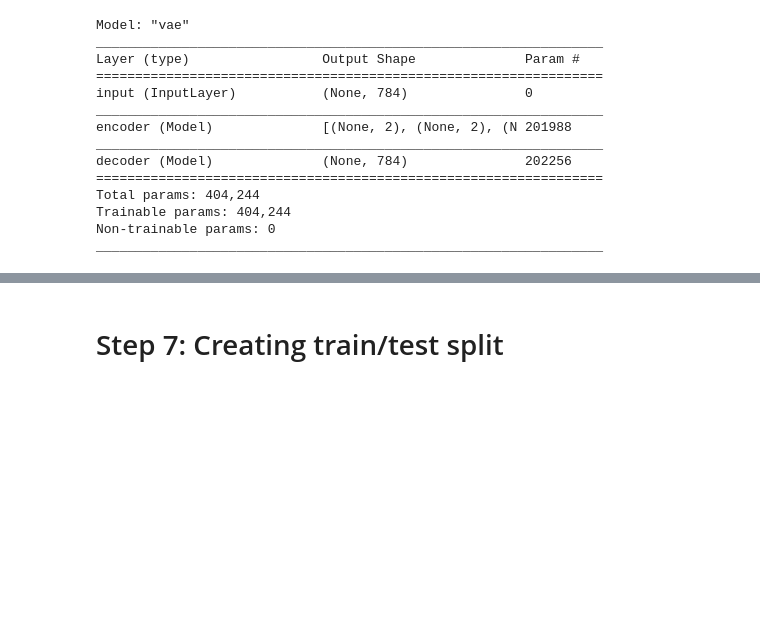
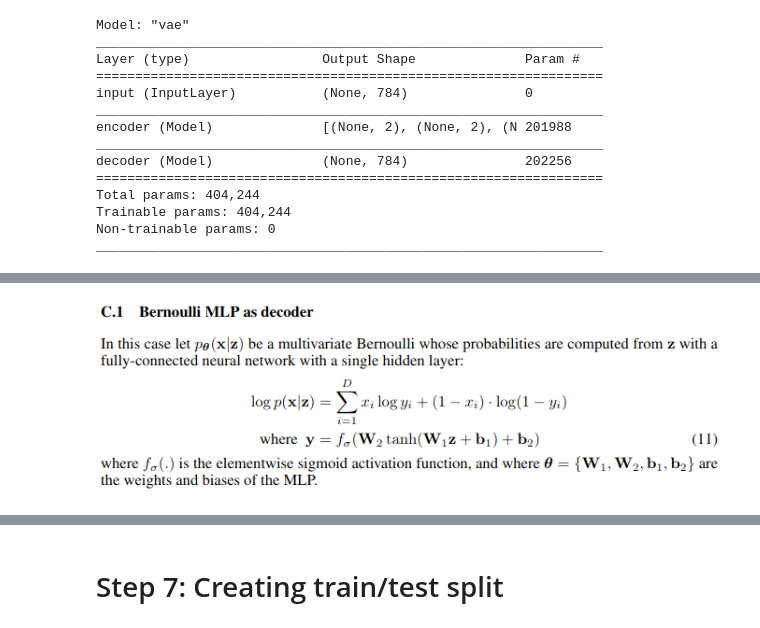
Before and after one commit to youngsend/DeepLearningAndCloud, a Jupyter notebook: GANs-in-Action-Langr-Bok/c2-into-to-generative-modeling-with-autoencoder.ipynb, the cells around one changed output, grey strips where cells are left out. Saved outputs shown, nothing was run; the diff lists cells and outputs as text; code cells hidden in the pictures; blank space fills up the shorter version.

```diff
--- a/GANs-in-Action-Langr-Bok/c2-into-to-generative-modeling-with-autoencoder.ipynb
+++ b/GANs-in-Action-Langr-Bok/c2-into-to-generative-modeling-with-autoencoder.ipynb
@@ -140,3 +143,7 @@ _________________________________________________________________
+# %%
+Image("img/vae-cross-entropy-2020-02-18 23-36-39.png")
+# %% [output]
+[figure, added]
 # %% [markdown]
 - vae_loss関数内binary cross-entropy lossを計算するときoriginal_dimを掛ける理由は、kerasのbinary_crossentropyは平均値を返すからです。kerasのlosses.pyを見れば分かる。https://github.com/keras-team/keras/blob/master/keras/losses.py
 - でもソースコードから見ると、K.binary_crossentropyはまだsumを返しているでしょう。
```
Also changed, not shown: parts of 7 cells of this notebook, 3 other files.
